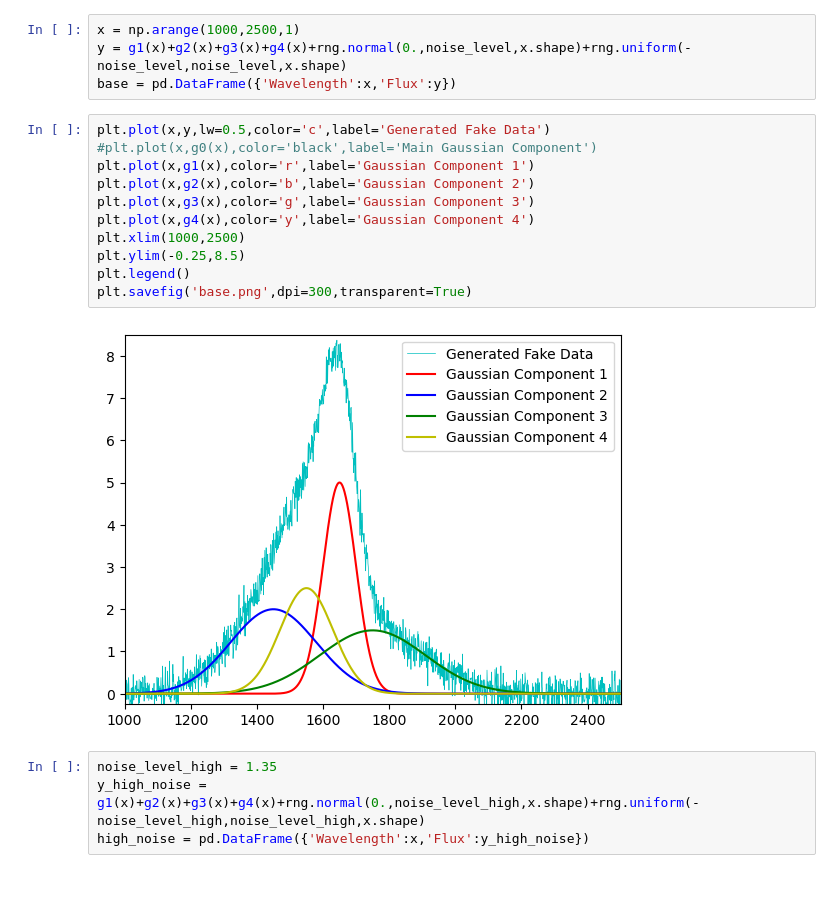
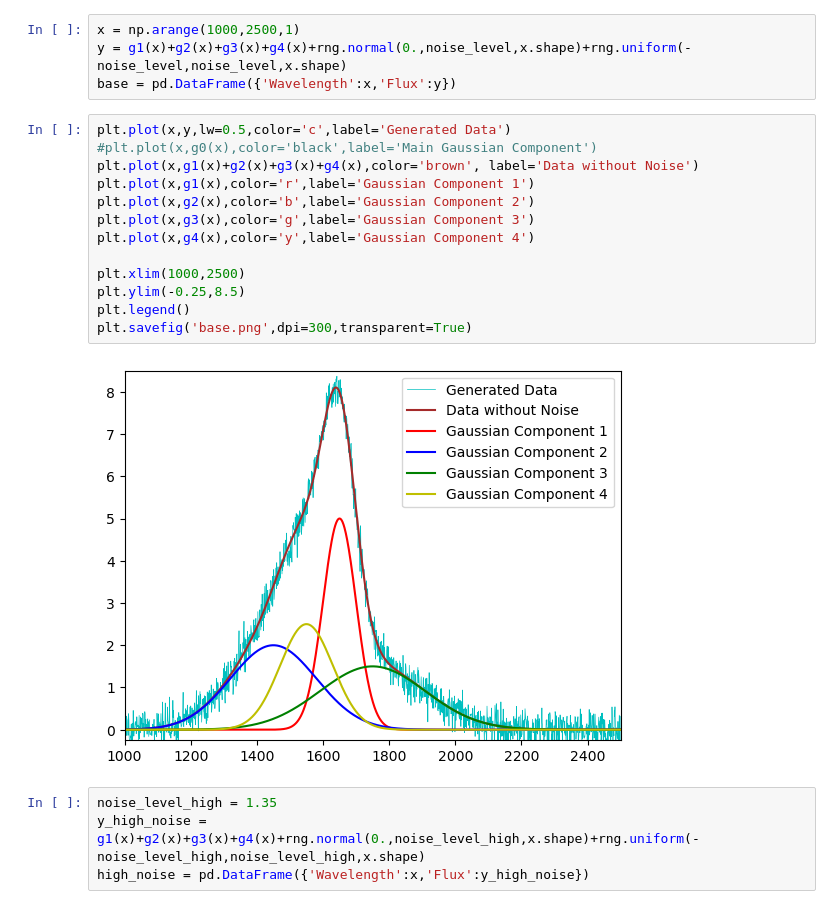
Before and after one commit to PengpeiZhu/AMAS_final_project, a Jupyter notebook: data_generate.ipynb, the cells around one changed output. Cells and saved outputs as stored; diff of their text form.

```diff
--- a/data_generate.ipynb
+++ b/data_generate.ipynb
@@ -18,18 +18,20 @@ x = np.arange(1000,2500,1)
 y = g1(x)+g2(x)+g3(x)+g4(x)+rng.normal(0.,noise_level,x.shape)+rng.uniform(-noise_level,noise_level,x.shape)
 base = pd.DataFrame({'Wavelength':x,'Flux':y})
 # %%
-plt.plot(x,y,lw=0.5,color='c',label='Generated Fake Data')
+plt.plot(x,y,lw=0.5,color='c',label='Generated Data')
 #plt.plot(x,g0(x),color='black',label='Main Gaussian Component')
+plt.plot(x,g1(x)+g2(x)+g3(x)+g4(x),color='brown', label='Data without Noise')
 plt.plot(x,g1(x),color='r',label='Gaussian Component 1')
 plt.plot(x,g2(x),color='b',label='Gaussian Component 2')
 plt.plot(x,g3(x),color='g',label='Gaussian Component 3')
 plt.plot(x,g4(x),color='y',label='Gaussian Component 4')
+
 plt.xlim(1000,2500)
 plt.ylim(-0.25,8.5)
 plt.legend()
 plt.savefig('base.png',dpi=300,transparent=True)
 # %% [output]
-[figure, old version]
+[figure, new version]
 # %%
 noise_level_high = 1.35
 y_high_noise = g1(x)+g2(x)+g3(x)+g4(x)+rng.normal(0.,noise_level_high,x.shape)+rng.uniform(-noise_level_high,noise_level_high,x.shape)
```
Also changed, not shown: parts of 2 cells of this notebook, 3 other files.
